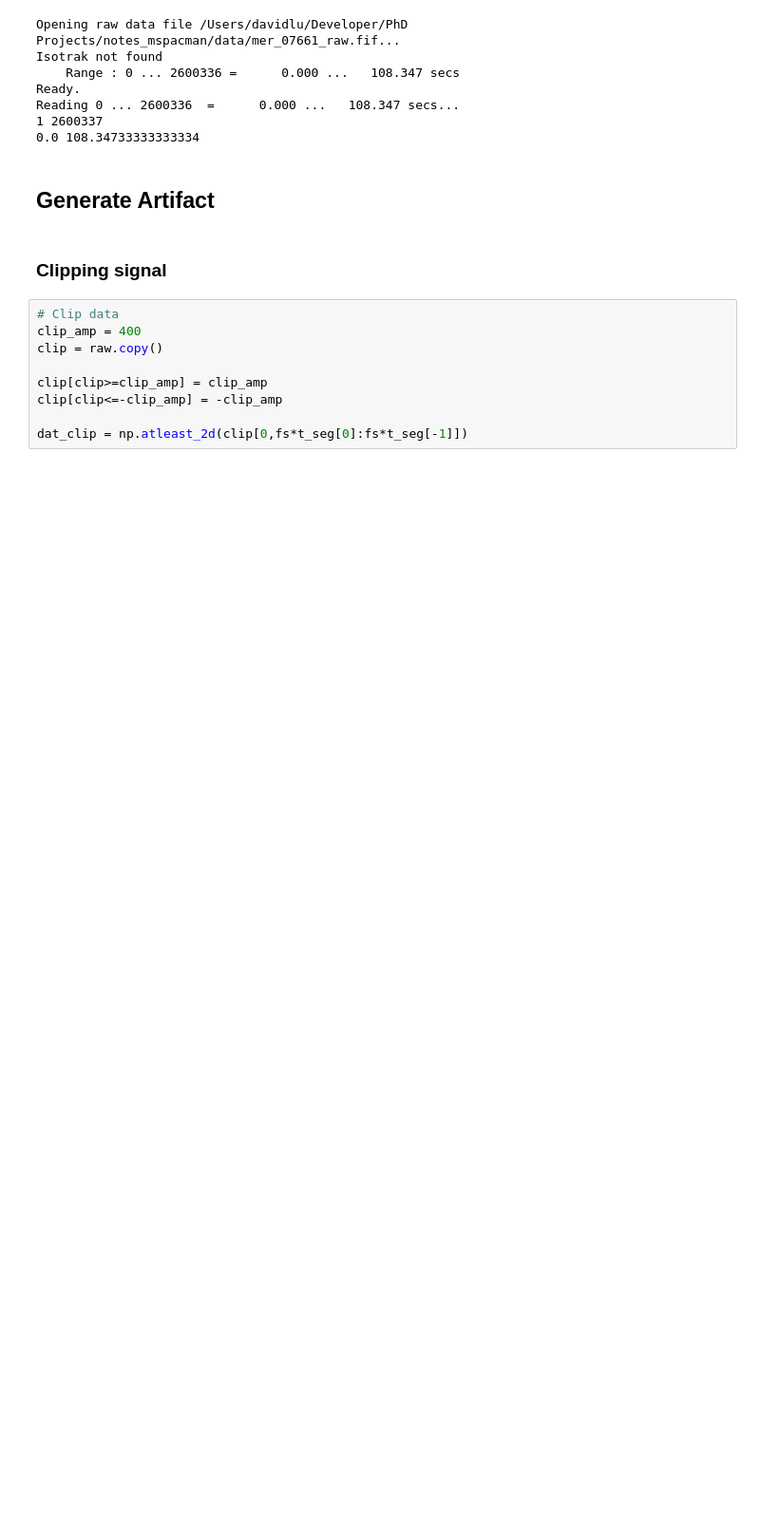
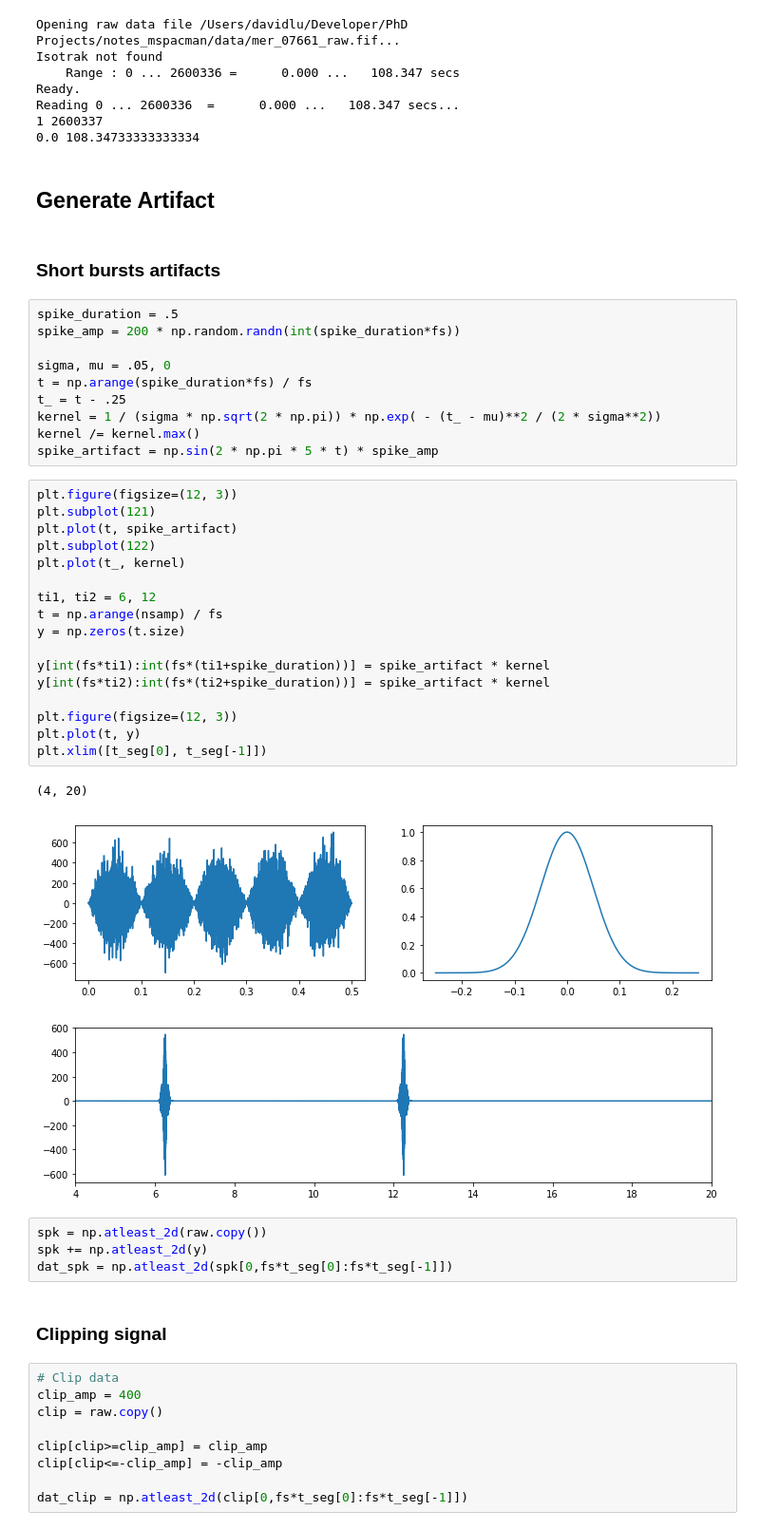
Before and after one commit to pgodefroy/notes_mspacman, a Jupyter notebook: Notes_PAC_Artifacts.ipynb, the cells around one changed output. Shown: that part at 95% size. Saved outputs shown, nothing was run; the diff lists cells and outputs as text; blank space fills up the shorter version.

```diff
--- a/Notes_PAC_Artifacts.ipynb
+++ b/Notes_PAC_Artifacts.ipynb
@@ -50,6 +50,43 @@ Reading 0 ... 2600336  =      0.000 ...   108.347 secs...
 0.0 108.34733333333334
 # %% [markdown]
 ## Generate Artifact
+# %% [markdown]
+### Short bursts artifacts
+# %%
+spike_duration = .5
+spike_amp = 200 * np.random.randn(int(spike_duration*fs))
+
+sigma, mu = .05, 0
+t = np.arange(spike_duration*fs) / fs
+t_ = t - .25
+kernel = 1 / (sigma * np.sqrt(2 * np.pi)) * np.exp( - (t_ - mu)**2 / (2 * sigma**2))
+kernel /= kernel.max()
+spike_artifact = np.sin(2 * np.pi * 5 * t) * spike_amp
+# %%
+plt.figure(figsize=(12, 3))
+plt.subplot(121)
+plt.plot(t, spike_artifact)
+plt.subplot(122)
+plt.plot(t_, kernel)
+
+ti1, ti2 = 6, 12
+t = np.arange(nsamp) / fs
+y = np.zeros(t.size)
+
+y[int(fs*ti1):int(fs*(ti1+spike_duration))] = spike_artifact * kernel
+y[int(fs*ti2):int(fs*(ti2+spike_duration))] = spike_artifact * kernel
+
+plt.figure(figsize=(12, 3))
+plt.plot(t, y)
+plt.xlim([t_seg[0], t_seg[-1]])
+# %% [output]
+(4, 20)
+[figure, added]
+[figure, added]
+# %%
+spk = np.atleast_2d(raw.copy())
+spk += np.atleast_2d(y)
+dat_spk = np.atleast_2d(spk[0,fs*t_seg[0]:fs*t_seg[-1]])
 # %% [markdown]
 ### Clipping signal
 # %%
```
Also changed, not shown: parts of 15 cells of this notebook, 1 other file.
